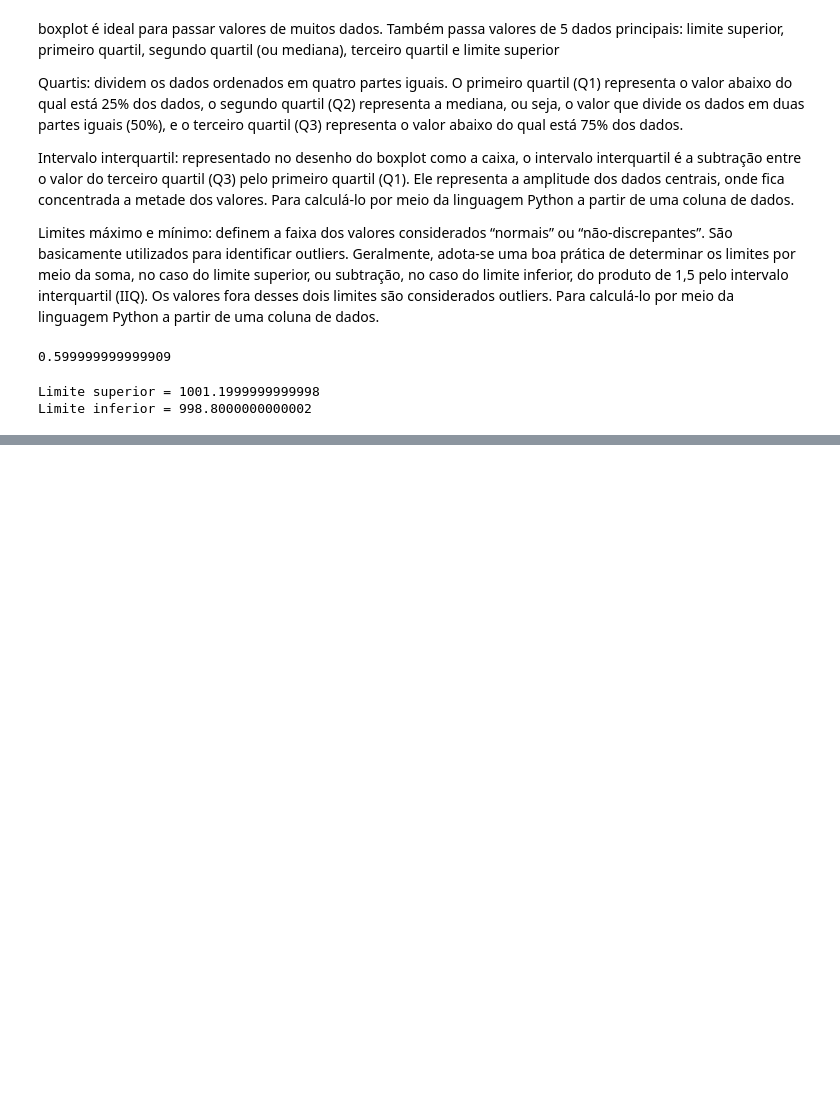
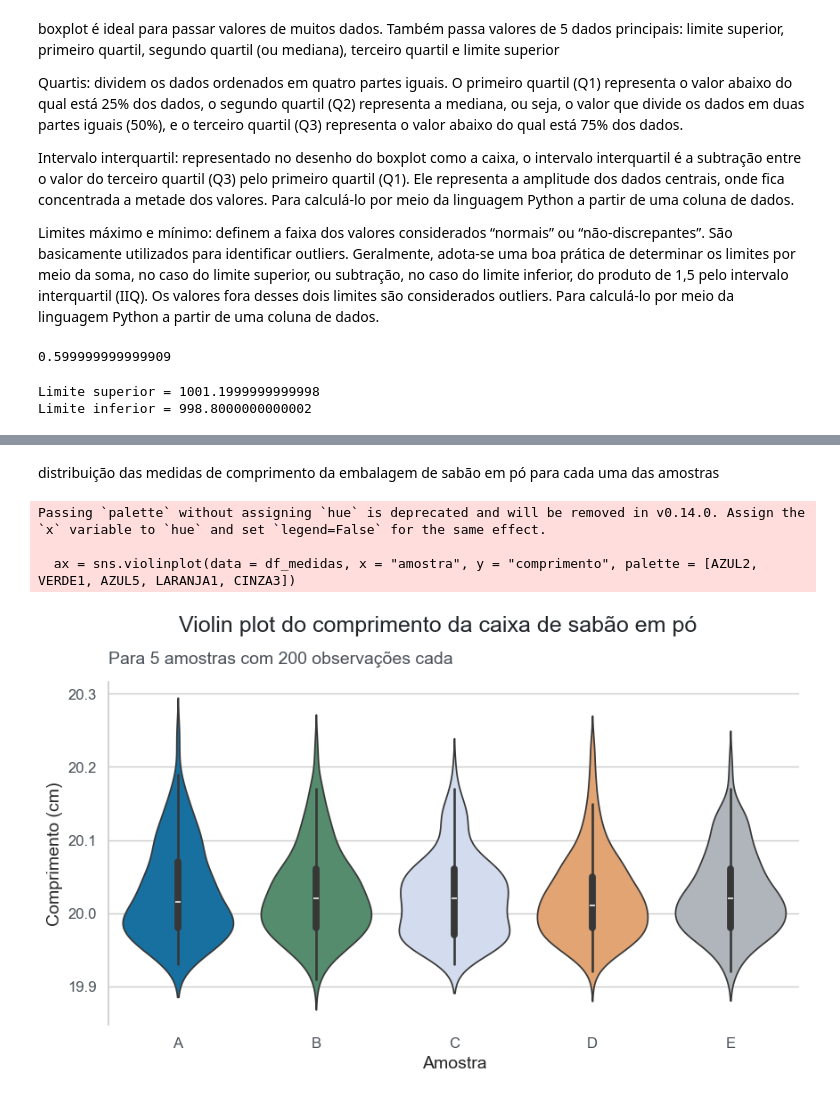
Before and after one commit to Cr0l3y/comparison_distribution_charts, a Jupyter notebook: Dados_Indust_de_limpeza.ipynb, the cells around one changed output, grey strips where cells are left out. Saved outputs shown, nothing was run; the diff lists cells and outputs as text; code cells hidden in the pictures; blank space fills up the shorter version.

Commit message:
violinplot_mapeamentocolor

```diff
--- a/Dados_Indust_de_limpeza.ipynb
+++ b/Dados_Indust_de_limpeza.ipynb
@@ -204,0 +210,6 @@ Limite inferior = 998.8000000000002
+# %%
+# Importando a base de dados dos volumes de um amaciante em 1000 amostras realizadas
+import pandas as pd
+df_medidas = pd.read_csv("https://raw.githubusercontent.com/alura-cursos/dataviz-graficos/master/dados/medidas_sabao_em_po.csv")
+
+df_medidas.sample(5) #5 Amostra repetidas
@@ -204,0 +235,2 @@ Limite inferior = 998.8000000000002
+# %% [markdown]
+distribuição das medidas de comprimento da embalagem de sabão em pó para cada uma das amostras
@@ -204,0 +240,22 @@ Limite inferior = 998.8000000000002
+# %%
+## Configurando o gráfico com parâmetros que potencializam a visualização dos dados
+# Área do gráfico e tema da visualização
+fig, axs = plt.subplots(figsize=(10,5))
+sns.set_theme(style="whitegrid")
+# Gerando o violinplot de comprimento, altura e largura
+ax = sns.violinplot(data = df_medidas, x = "amostra", y = "comprimento", palette = [AZUL2, VERDE1, AZUL5, LARANJA1, CINZA3])
+### Personalizando o gráfico
+plt.suptitle('Violin plot do comprimento da caixa de sabão em pó', size=18, color=CINZA1, ha = 'right', x = 0.785, y = 1.03)
+plt.title('Para 5 amostras com 200 observações cada', fontsize=14, color=CINZA2, pad = 15, loc = "left")
+ax.set_xlabel('Amostra',  fontsize = 14)
+ax.set_ylabel('Comprimento (cm)', fontsize = 14)
+ax.xaxis.set_tick_params(labelsize=12, labelcolor = CINZA2)
+ax.yaxis.set_tick_params(labelsize=12, labelcolor = CINZA2)
+sns.despine(bottom=True)
+
+plt.show()
+# %% [output]
+Passing `palette` without assigning `hue` is deprecated and will be removed in v0.14.0. Assign the `x` variable to `hue` and set `legend=False` for the same effect.
+
+  ax = sns.violinplot(data = df_medidas, x = "amostra", y = "comprimento", palette = [AZUL2, VERDE1, AZUL5, LARANJA1, CINZA3])
+[figure, added]
```
Also changed, not shown: parts of 13 cells of this notebook.
